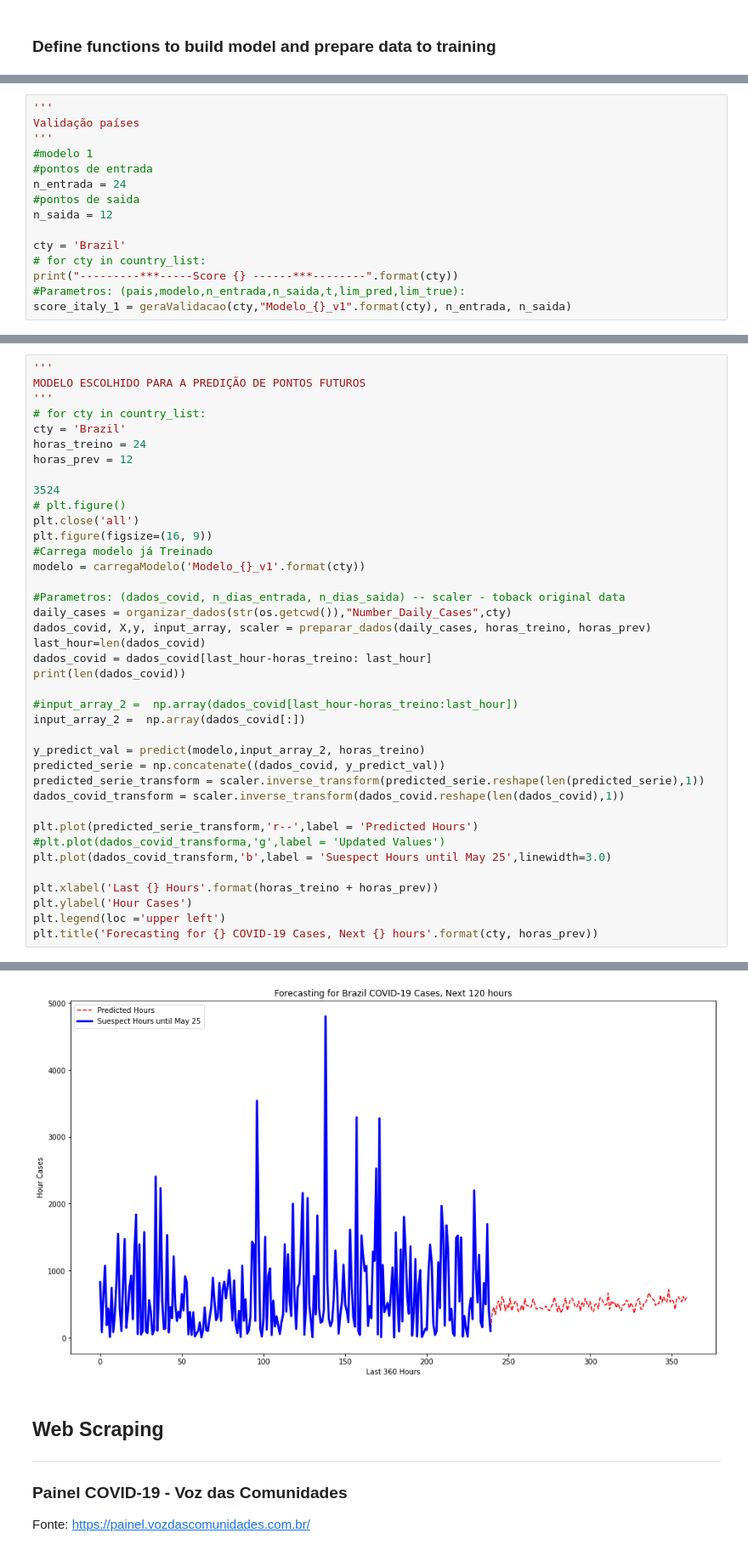
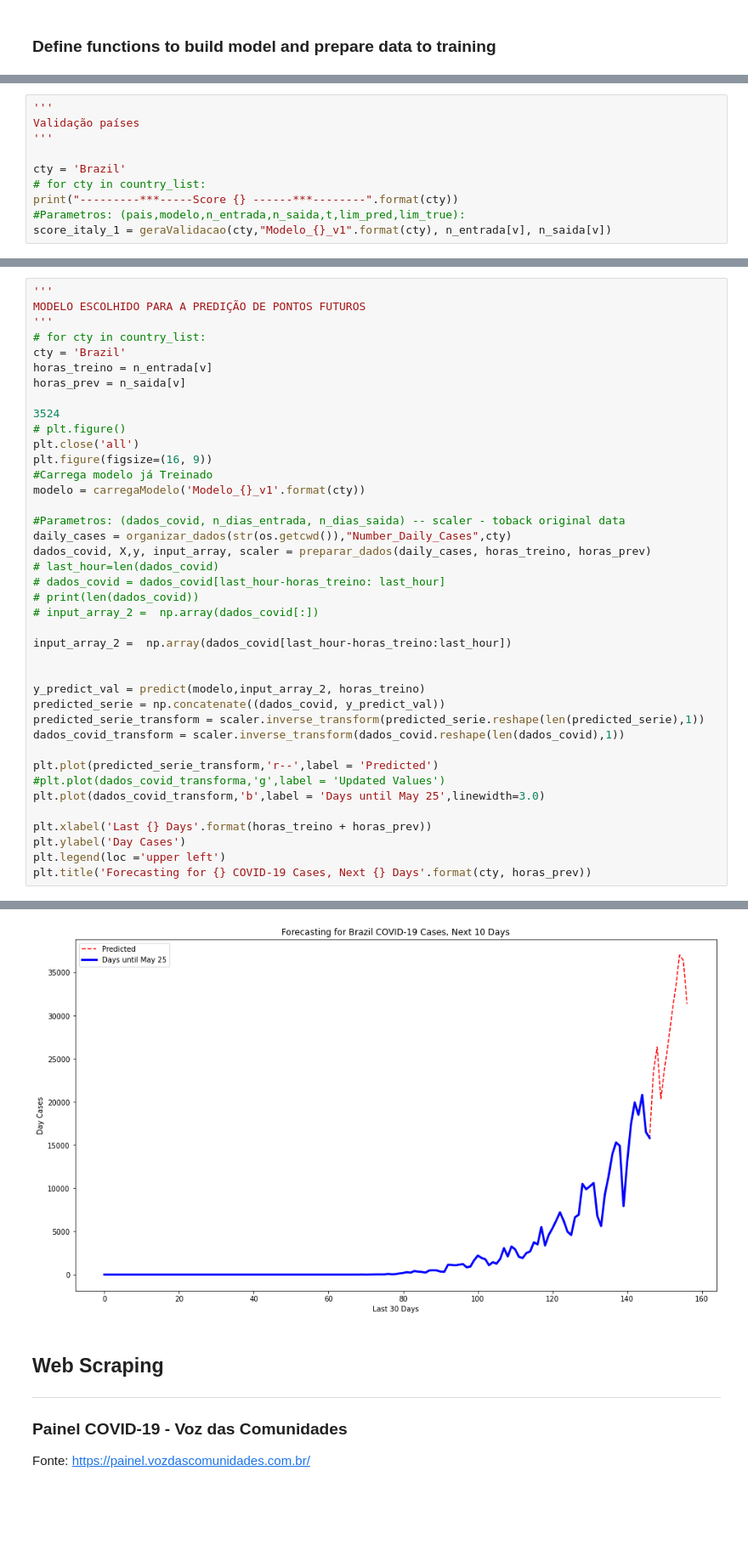
Before and after one commit to deniseiras/trabalho_cap239_b, a Jupyter notebook: RNN_To_COVID19_Predictions.ipynb, the cells around one changed output, grey strips where cells are left out. Shown: that part at 85% size. Drawn from its saved outputs; the diff is of its cells as text; blank space fills up the shorter version.

```diff
--- a/RNN_To_COVID19_Predictions.ipynb
+++ b/RNN_To_COVID19_Predictions.ipynb
@@ -504,16 +518,11 @@ def geraValidacao(pais,modelo,n_entrada,n_saida):
 '''
 Validação países
 '''
-#modelo 1
-#pontos de entrada
-n_entrada = 24
-#pontos de saida
-n_saida = 12
 
 cty = 'Brazil'
 # for cty in country_list:
 print("---------***-----Score {} ------***--------".format(cty))
 #Parametros: (pais,modelo,n_entrada,n_saida,t,lim_pred,lim_true):
-score_italy_1 = geraValidacao(cty,"Modelo_{}_v1".format(cty), n_entrada, n_saida)
+score_italy_1 = geraValidacao(cty,"Modelo_{}_v1".format(cty), n_entrada[v], n_saida[v])
 # %% [output]
 ---------***-----Score Brazil ------***--------
@@ -543,8 +552,8 @@ MODELO ESCOLHIDO PARA A PREDIÇÃO DE PONTOS FUTUROS
 '''
 # for cty in country_list:
 cty = 'Brazil'
-horas_treino = 24
-horas_prev = 12
+horas_treino = n_entrada[v]
+horas_prev = n_saida[v]
 
 3524
 # plt.figure()
@@ -556,24 +565,25 @@ modelo = carregaModelo('Modelo_{}_v1'.format(cty))
 #Parametros: (dados_covid, n_dias_entrada, n_dias_saida) -- scaler - toback original data
 daily_cases = organizar_dados(str(os.getcwd()),"Number_Daily_Cases",cty)
 dados_covid, X,y, input_array, scaler = preparar_dados(daily_cases, horas_treino, horas_prev)
-last_hour=len(dados_covid)
-dados_covid = dados_covid[last_hour-horas_treino: last_hour]
-print(len(dados_covid))
+# last_hour=len(dados_covid)
+# dados_covid = dados_covid[last_hour-horas_treino: last_hour]
+# print(len(dados_covid))
+# input_array_2 =  np.array(dados_covid[:])
 
-#input_array_2 =  np.array(dados_covid[last_hour-horas_treino:last_hour])
-input_array_2 =  np.array(dados_covid[:])
+input_array_2 =  np.array(dados_covid[last_hour-horas_treino:last_hour])
+
 
 y_predict_val = predict(modelo,input_array_2, horas_treino)
 predicted_serie = np.concatenate((dados_covid, y_predict_val))
 predicted_serie_transform = scaler.inverse_transform(predicted_serie.reshape(len(predicted_serie),1))
 dados_covid_transform = scaler.inverse_transform(dados_covid.reshape(len(dados_covid),1))
 
-plt.plot(predicted_serie_transform,'r--',label = 'Predicted Hours')
+plt.plot(predicted_serie_transform,'r--',label = 'Predicted')
 #plt.plot(dados_covid_transforma,'g',label = 'Updated Values')
-plt.plot(dados_covid_transform,'b',label = 'Suespect Hours until May 25',linewidth=3.0)
+plt.plot(dados_covid_transform,'b',label = 'Days until May 25',linewidth=3.0)
 
-plt.xlabel('Last {} Hours'.format(horas_treino + horas_prev))
-plt.ylabel('Hour Cases')
+plt.xlabel('Last {} Days'.format(horas_treino + horas_prev))
+plt.ylabel('Day Cases')
 plt.legend(loc ='upper left')
-plt.title('Forecasting for {} COVID-19 Cases, Next {} hours'.format(cty, horas_prev))
+plt.title('Forecasting for {} COVID-19 Cases, Next {} Days'.format(cty, horas_prev))
 # %% [output]
@@ -597,4 +606,4 @@ Text(0.5, 1.0, 'Forecasting for Brazil COVID-19 Cases, Next 120 hours')
-[figure, old version]
+[figure, new version]
 # %% [markdown]
 ## Web Scraping
 
```
Also changed, not shown: parts of 11 cells of this notebook.
